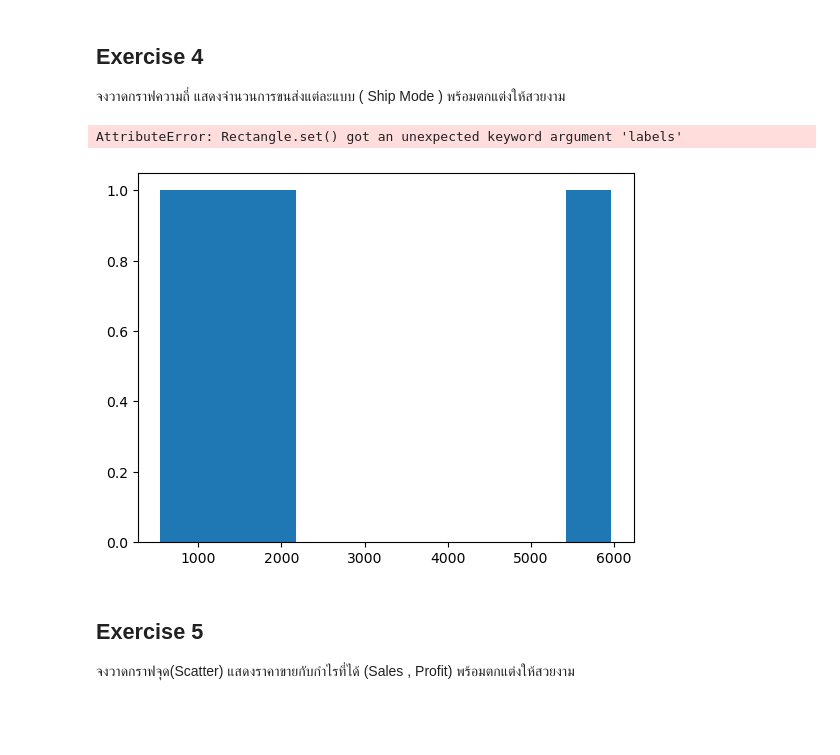
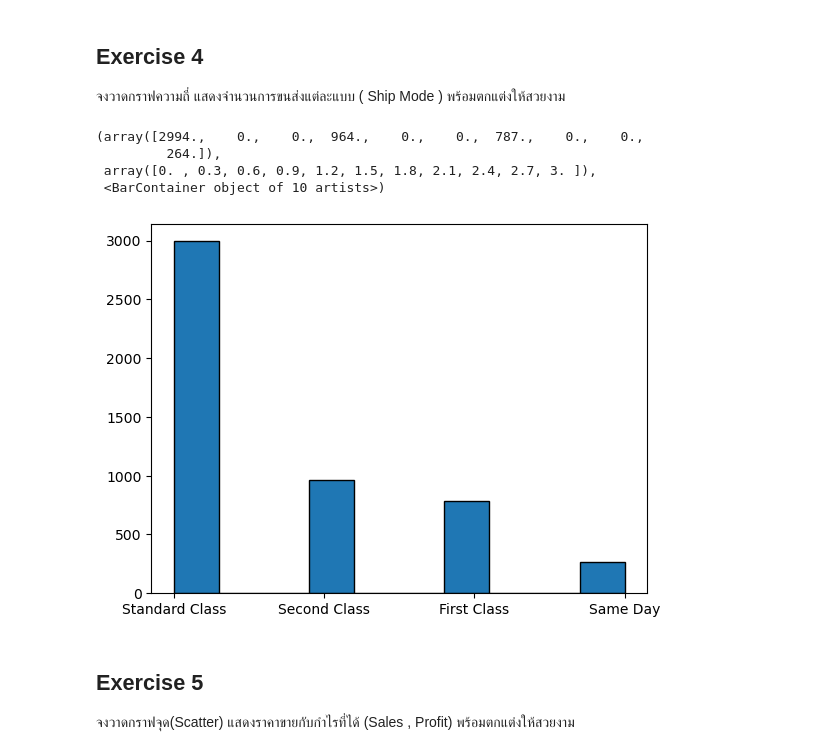
Before and after one commit to N0Z3I/01418323-Data-Science, a Jupyter notebook: Lab/IDS - Lab 6.ipynb, the cells around one changed output. Drawn from its saved outputs; the diff is of its cells as text; code cells hidden in the pictures; blank space fills up the shorter version.

```diff
--- a/Lab/IDS - Lab 6.ipynb
+++ b/Lab/IDS - Lab 6.ipynb
@@ -109,12 +109,18 @@ plt.show()
 ## Exercise 4
 
 จงวาดกราฟความถี่ แสดงจำนวนการขนส่งแต่ละแบบ ( Ship Mode ) พร้อมตกแต่งให้สวยงาม
-# %%
-plt.hist(data,labels=lb,ec='k')
-plt.show()
-# %% [output]
-AttributeError: Rectangle.set() got an unexpected keyword argument 'labels'
-[figure, removed]
+# %%
+orderIdShipMode = pd.DataFrame({"Order ID":df["Order ID"],"Ship Mode":df["Ship Mode"]})
+
+callased_df = orderIdShipMode.groupby("Order ID").first().reset_index()
+
+plt.hist(callased_df["Ship Mode"],ec='k')
+# %% [output]
+(array([2994.,    0.,    0.,  964.,    0.,    0.,  787.,    0.,    0.,
+         264.]),
+ array([0. , 0.3, 0.6, 0.9, 1.2, 1.5, 1.8, 2.1, 2.4, 2.7, 3. ]),
+ <BarContainer object of 10 artists>)
+[figure, added]
 # %% [markdown]
 ## Exercise 5
 
```
Also changed, not shown: parts of 3 cells of this notebook.
